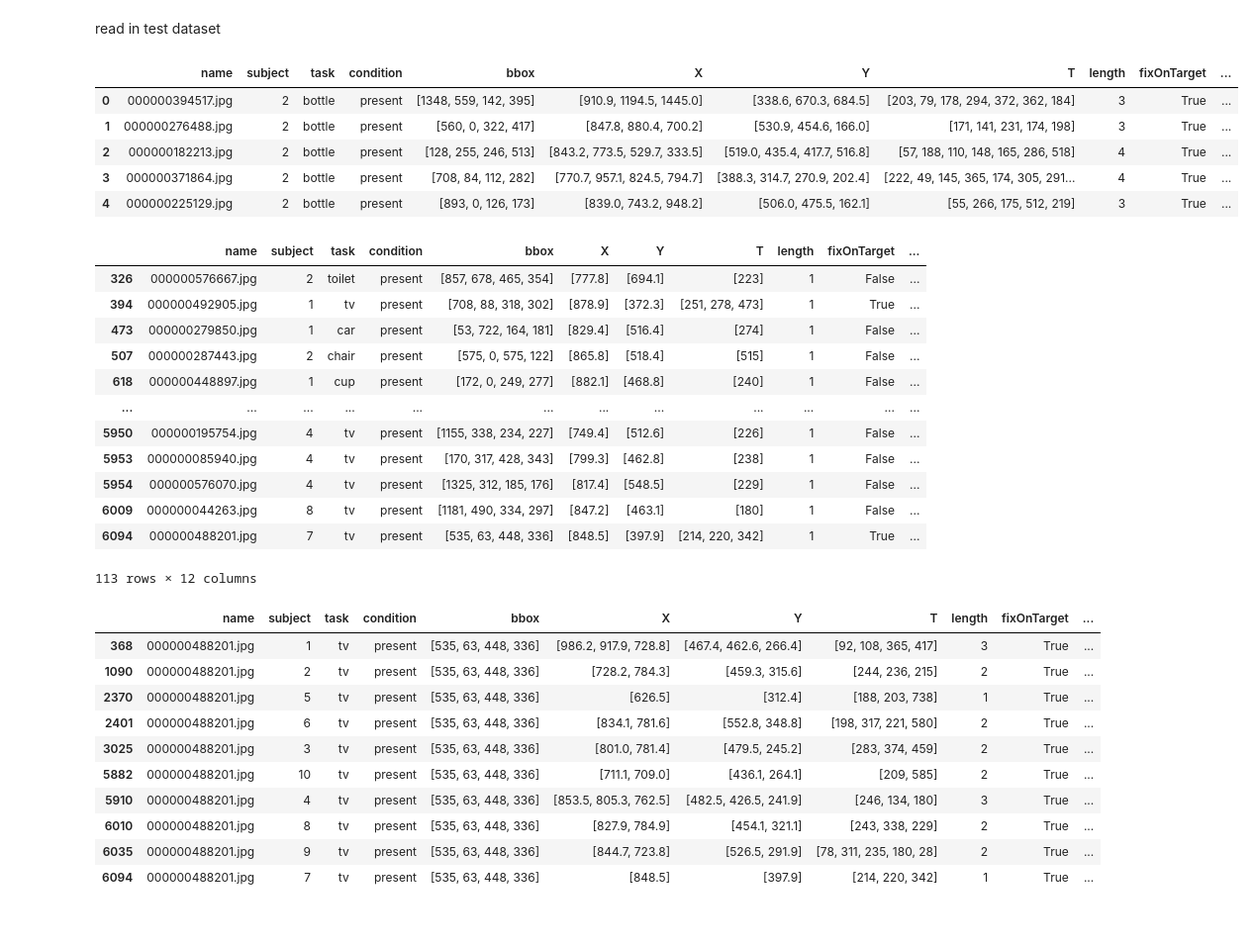
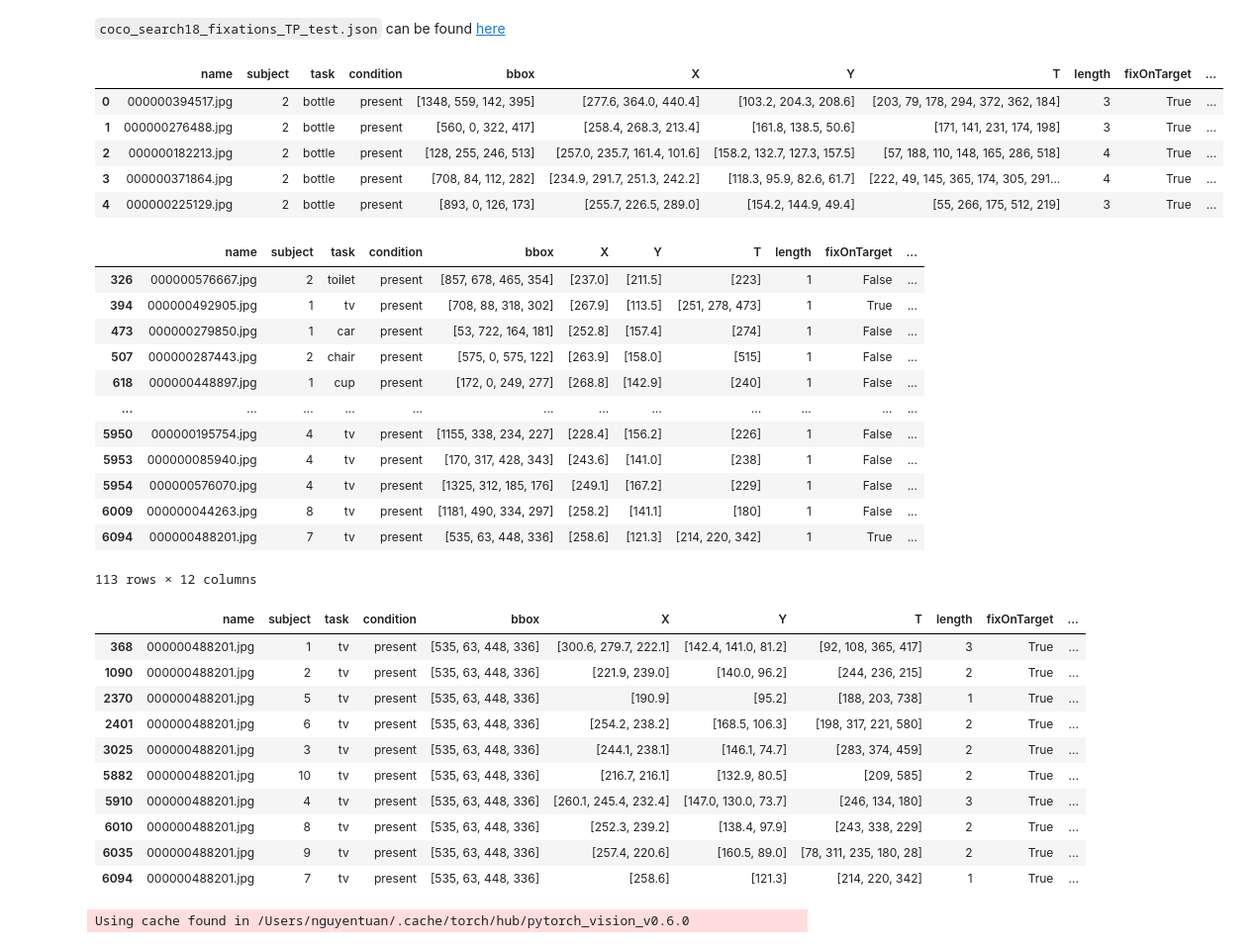
Before and after one commit to tuanisworkingonsomeprojects/TCT-visual-search, a Jupyter notebook: DeepGaze notebooks/deepgazeIII_coco.ipynb, the cells around one changed output. Shown at 99% size. Saved outputs shown, nothing was run; the diff lists cells and outputs as text; code cells hidden in the pictures.

```diff
--- a/DeepGaze notebooks/deepgazeIII_coco.ipynb
+++ b/DeepGaze notebooks/deepgazeIII_coco.ipynb
@@ -63,46 +110,52 @@ input_images = COCODataset(test_annotations, test_imagedir, image_size=(224,224)
-# %% [markdown]
-read in test dataset
+# %% [markdown]
+
+`coco_search18_fixations_TP_test.json` can be found <a href="https://drive.google.com/drive/folders/1Ic5W67GhqFegQXDO02woLoOWYeC5XgrE">here</a>
 # %%
-coco18_test = "../../coco_search18_fixations_TP_test.json"
+
+
+coco18_test = "../datasets/COCO18_dset_for_CRT_training/coco_search18_fixations_TP_test.json"
+
+# coco18_test = '../datasets/coco-search18/coco-search18_dataset/processed/human_scanpaths_TP_trainval_valid.json'
+
 df_test = pd.read_json(coco18_test)
 df_test.head()
 # %% [output]
 |  | name | subject | task | condition | bbox | X | Y | T | length | fixOnTarget | ... |
-| 0 | 000000394517.jpg | 2 | bottle | present | [1348, 559, 142, 395] | [910.9, 1194.5, 1445.0] | [338.6, 670.3, 684.5] | [203, 79, 178, 294, 372, 362, 184] | 3 | True | ... |
-| 1 | 000000276488.jpg | 2 | bottle | present | [560, 0, 322, 417] | [847.8, 880.4, 700.2] | [530.9, 454.6, 166.0] | [171, 141, 231, 174, 198] | 3 | True | ... |
-| 2 | 000000182213.jpg | 2 | bottle | present | [128, 255, 246, 513] | [843.2, 773.5, 529.7, 333.5] | [519.0, 435.4, 417.7, 516.8] | [57, 188, 110, 148, 165, 286, 518] | 4 | True | ... |
-| 3 | 000000371864.jpg | 2 | bottle | present | [708, 84, 112, 282] | [770.7, 957.1, 824.5, 794.7] | [388.3, 314.7, 270.9, 202.4] | [222, 49, 145, 365, 174, 305, 291... | 4 | True | ... |
-| 4 | 000000225129.jpg | 2 | bottle | present | [893, 0, 126, 173] | [839.0, 743.2, 948.2] | [506.0, 475.5, 162.1] | [55, 266, 175, 512, 219] | 3 | True | ... |
+| 0 | 000000394517.jpg | 2 | bottle | present | [1348, 559, 142, 395] | [277.6, 364.0, 440.4] | [103.2, 204.3, 208.6] | [203, 79, 178, 294, 372, 362, 184] | 3 | True | ... |
+| 1 | 000000276488.jpg | 2 | bottle | present | [560, 0, 322, 417] | [258.4, 268.3, 213.4] | [161.8, 138.5, 50.6] | [171, 141, 231, 174, 198] | 3 | True | ... |
+| 2 | 000000182213.jpg | 2 | bottle | present | [128, 255, 246, 513] | [257.0, 235.7, 161.4, 101.6] | [158.2, 132.7, 127.3, 157.5] | [57, 188, 110, 148, 165, 286, 518] | 4 | True | ... |
+| 3 | 000000371864.jpg | 2 | bottle | present | [708, 84, 112, 282] | [234.9, 291.7, 251.3, 242.2] | [118.3, 95.9, 82.6, 61.7] | [222, 49, 145, 365, 174, 305, 291... | 4 | True | ... |
+| 4 | 000000225129.jpg | 2 | bottle | present | [893, 0, 126, 173] | [255.7, 226.5, 289.0] | [154.2, 144.9, 49.4] | [55, 266, 175, 512, 219] | 3 | True | ... |
 # %%
 df_test[df_test.length == 1]
 # %% [output]
 |  | name | subject | task | condition | bbox | X | Y | T | length | fixOnTarget | ... |
-| 326 | 000000576667.jpg | 2 | toilet | present | [857, 678, 465, 354] | [777.8] | [694.1] | [223] | 1 | False | ... |
-| 394 | 000000492905.jpg | 1 | tv | present | [708, 88, 318, 302] | [878.9] | [372.3] | [251, 278, 473] | 1 | True | ... |
-| 473 | 000000279850.jpg | 1 | car | present | [53, 722, 164, 181] | [829.4] | [516.4] | [274] | 1 | False | ... |
-| 507 | 000000287443.jpg | 2 | chair | present | [575, 0, 575, 122] | [865.8] | [518.4] | [515] | 1 | False | ... |
-| 618 | 000000448897.jpg | 1 | cup | present | [172, 0, 249, 277] | [882.1] | [468.8] | [240] | 1 | False | ... |
+| 326 | 000000576667.jpg | 2 | toilet | present | [857, 678, 465, 354] | [237.0] | [211.5] | [223] | 1 | False | ... |
+| 394 | 000000492905.jpg | 1 | tv | present | [708, 88, 318, 302] | [267.9] | [113.5] | [251, 278, 473] | 1 | True | ... |
+| 473 | 000000279850.jpg | 1 | car | present | [53, 722, 164, 181] | [252.8] | [157.4] | [274] | 1 | False | ... |
+| 507 | 000000287443.jpg | 2 | chair | present | [575, 0, 575, 122] | [263.9] | [158.0] | [515] | 1 | False | ... |
+| 618 | 000000448897.jpg | 1 | cup | present | [172, 0, 249, 277] | [268.8] | [142.9] | [240] | 1 | False | ... |
 | ... | ... | ... | ... | ... | ... | ... | ... | ... | ... | ... | ... |
-| 5950 | 000000195754.jpg | 4 | tv | present | [1155, 338, 234, 227] | [749.4] | [512.6] | [226] | 1 | False | ... |
-| 5953 | 000000085940.jpg | 4 | tv | present | [170, 317, 428, 343] | [799.3] | [462.8] | [238] | 1 | False | ... |
-| 5954 | 000000576070.jpg | 4 | tv | present | [1325, 312, 185, 176] | [817.4] | [548.5] | [229] | 1 | False | ... |
-| 6009 | 000000044263.jpg | 8 | tv | present | [1181, 490, 334, 297] | [847.2] | [463.1] | [180] | 1 | False | ... |
-| 6094 | 000000488201.jpg | 7 | tv | present | [535, 63, 448, 336] | [848.5] | [397.9] | [214, 220, 342] | 1 | True | ... |
+| 5950 | 000000195754.jpg | 4 | tv | present | [1155, 338, 234, 227] | [228.4] | [156.2] | [226] | 1 | False | ... |
+| 5953 | 000000085940.jpg | 4 | tv | present | [170, 317, 428, 343] | [243.6] | [141.0] | [238] | 1 | False | ... |
+| 5954 | 000000576070.jpg | 4 | tv | present | [1325, 312, 185, 176] | [249.1] | [167.2] | [229] | 1 | False | ... |
+| 6009 | 000000044263.jpg | 8 | tv | present | [1181, 490, 334, 297] | [258.2] | [141.1] | [180] | 1 | False | ... |
+| 6094 | 000000488201.jpg | 7 | tv | present | [535, 63, 448, 336] | [258.6] | [121.3] | [214, 220, 342] | 1 | True | ... |
 113 rows × 12 columns
 # %%
 df_test[(df_test.name=='000000488201.jpg') & (df_test.task == 'tv')]
 # %% [output]
 |  | name | subject | task | condition | bbox | X | Y | T | length | fixOnTarget | ... |
-| 368 | 000000488201.jpg | 1 | tv | present | [535, 63, 448, 336] | [986.2, 917.9, 728.8] | [467.4, 462.6, 266.4] | [92, 108, 365, 417] | 3 | True | ... |
-| 1090 | 000000488201.jpg | 2 | tv | present | [535, 63, 448, 336] | [728.2, 784.3] | [459.3, 315.6] | [244, 236, 215] | 2 | True | ... |
-| 2370 | 000000488201.jpg | 5 | tv | present | [535, 63, 448, 336] | [626.5] | [312.4] | [188, 203, 738] | 1 | True | ... |
-| 2401 | 000000488201.jpg | 6 | tv | present | [535, 63, 448, 336] | [834.1, 781.6] | [552.8, 348.8] | [198, 317, 221, 580] | 2 | True | ... |
-| 3025 | 000000488201.jpg | 3 | tv | present | [535, 63, 448, 336] | [801.0, 781.4] | [479.5, 245.2] | [283, 374, 459] | 2 | True | ... |
-| 5882 | 000000488201.jpg | 10 | tv | present | [535, 63, 448, 336] | [711.1, 709.0] | [436.1, 264.1] | [209, 585] | 2 | True | ... |
-| 5910 | 000000488201.jpg | 4 | tv | present | [535, 63, 448, 336] | [853.5, 805.3, 762.5] | [482.5, 426.5, 241.9] | [246, 134, 180] | 3 | True | ... |
-| 6010 | 000000488201.jpg | 8 | tv | present | [535, 63, 448, 336] | [827.9, 784.9] | [454.1, 321.1] | [243, 338, 229] | 2 | True | ... |
-| 6035 | 000000488201.jpg | 9 | tv | present | [535, 63, 448, 336] | [844.7, 723.8] | [526.5, 291.9] | [78, 311, 235, 180, 28] | 2 | True | ... |
-| 6094 | 000000488201.jpg | 7 | tv | present | [535, 63, 448, 336] | [848.5] | [397.9] | [214, 220, 342] | 1 | True | ... |
+| 368 | 000000488201.jpg | 1 | tv | present | [535, 63, 448, 336] | [300.6, 279.7, 222.1] | [142.4, 141.0, 81.2] | [92, 108, 365, 417] | 3 | True | ... |
+| 1090 | 000000488201.jpg | 2 | tv | present | [535, 63, 448, 336] | [221.9, 239.0] | [140.0, 96.2] | [244, 236, 215] | 2 | True | ... |
+| 2370 | 000000488201.jpg | 5 | tv | present | [535, 63, 448, 336] | [190.9] | [95.2] | [188, 203, 738] | 1 | True | ... |
+| 2401 | 000000488201.jpg | 6 | tv | present | [535, 63, 448, 336] | [254.2, 238.2] | [168.5, 106.3] | [198, 317, 221, 580] | 2 | True | ... |
+| 3025 | 000000488201.jpg | 3 | tv | present | [535, 63, 448, 336] | [244.1, 238.1] | [146.1, 74.7] | [283, 374, 459] | 2 | True | ... |
+| 5882 | 000000488201.jpg | 10 | tv | present | [535, 63, 448, 336] | [216.7, 216.1] | [132.9, 80.5] | [209, 585] | 2 | True | ... |
+| 5910 | 000000488201.jpg | 4 | tv | present | [535, 63, 448, 336] | [260.1, 245.4, 232.4] | [147.0, 130.0, 73.7] | [246, 134, 180] | 3 | True | ... |
+| 6010 | 000000488201.jpg | 8 | tv | present | [535, 63, 448, 336] | [252.3, 239.2] | [138.4, 97.9] | [243, 338, 229] | 2 | True | ... |
+| 6035 | 000000488201.jpg | 9 | tv | present | [535, 63, 448, 336] | [257.4, 220.6] | [160.5, 89.0] | [78, 311, 235, 180, 28] | 2 | True | ... |
+| 6094 | 000000488201.jpg | 7 | tv | present | [535, 63, 448, 336] | [258.6] | [121.3] | [214, 220, 342] | 1 | True | ... |
 # %%
 img_size = (320, 512)
 tg_bbox_dic, img_initial_fixation = {}, {}
@@ -137,6 +202,6 @@ for id in trange(len(input_images)):
     tg_bbox_dic[file_name] = tg_loc
 # %%
-%%capture
+
 DEVICE = 'mps'
 # you can use DeepGazeI or DeepGazeIIE
 model = deepgaze_pytorch.DeepGazeIII(pretrained=True).to(DEVICE)
@@ -146,8 +211,10 @@ centerbias_template = np.load('centerbias_mit1003.npy')
 centerbias = zoom(centerbias_template, (image.shape[0]/centerbias_template.shape[0], image.shape[1]/centerbias_template.shape[1]), order=0, mode='nearest')
 # renormalize log density
 centerbias -= logsumexp(centerbias)
-centerbias_tensor = torch.tensor([centerbias]).to(DEVICE)
+centerbias_tensor = torch.tensor([centerbias], dtype=torch.float32).to(DEVICE)
 centerbias_tensor = transforms.Resize(img_size)(centerbias_tensor)
+# %% [output]
+Using cache found in /Users/nguyentuan/.cache/torch/hub/pytorch_vision_v0.6.0
 # %%
 deepgaze3_res, size, scanpath = [], 48, {}
 
```
Also changed, not shown: parts of 12 cells of this notebook, 5 other files.
